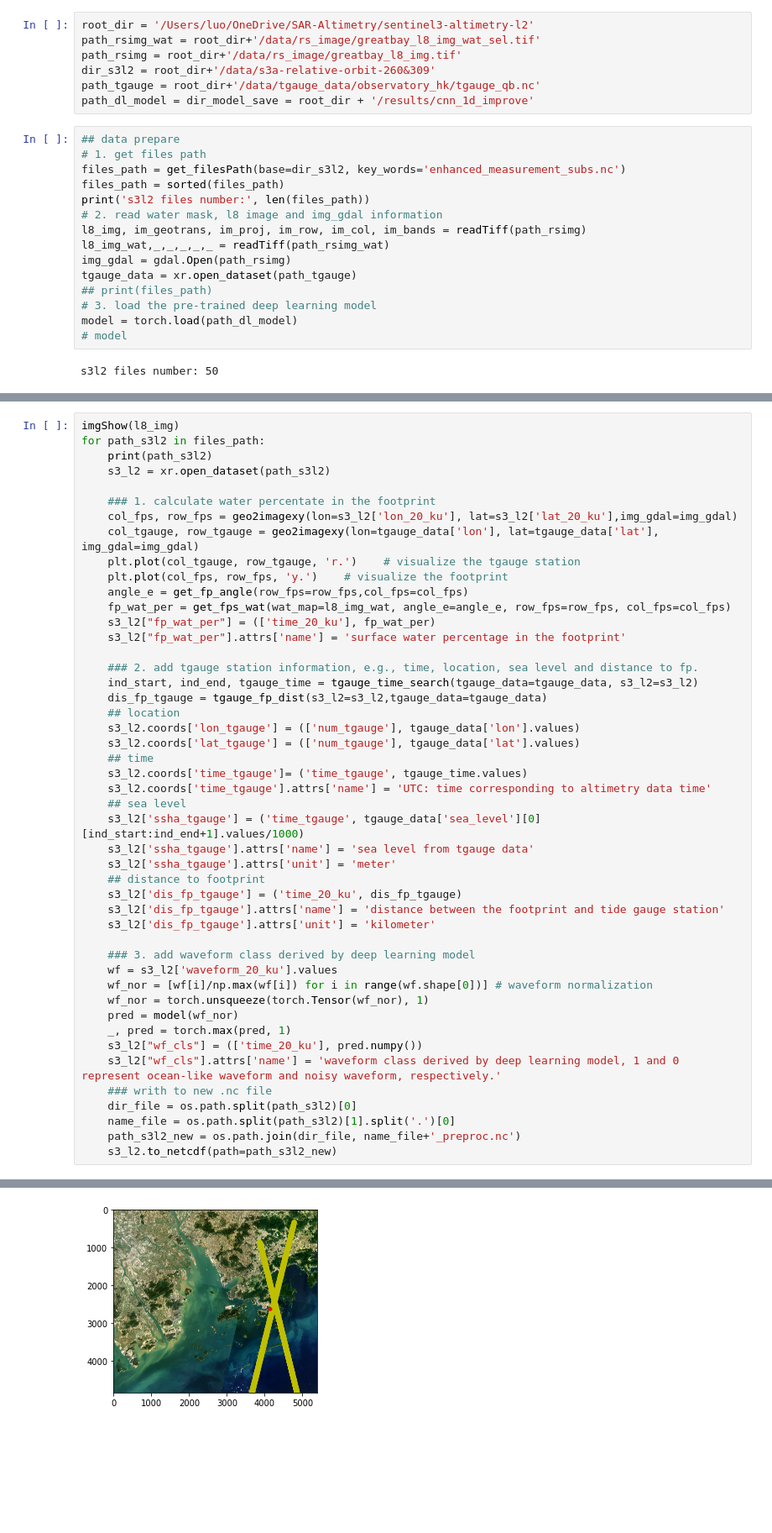
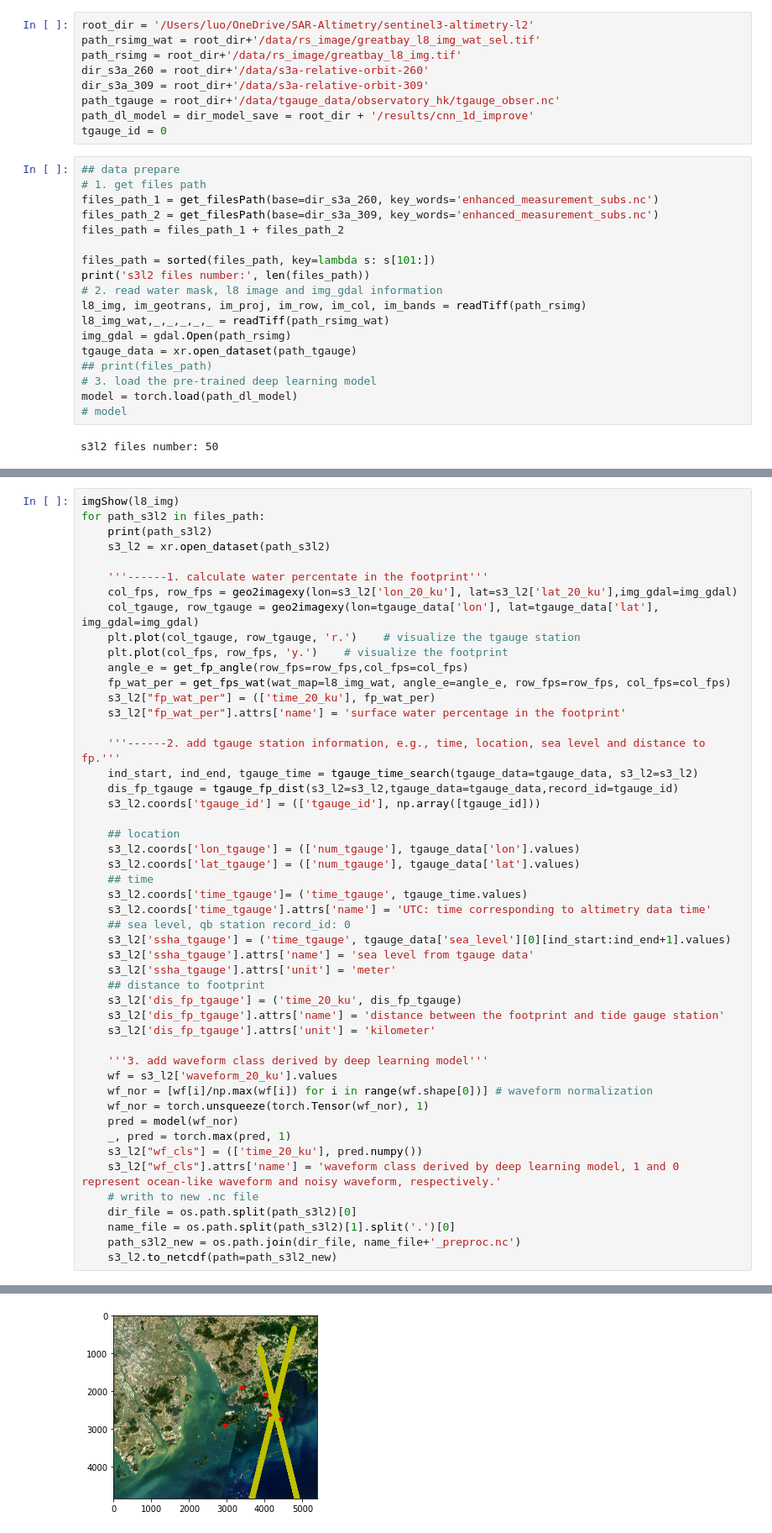
Before and after one commit to xinluo2018/radar-altimetry-tool, a Jupyter notebook: ipynb/process_full/process_pre.ipynb, the cells around one changed output, grey strips where cells are left out. Shown at 84% size. Cells and saved outputs as stored; diff of their text form; blank space fills up the shorter version.

```diff
--- a/ipynb/process_full/process_pre.ipynb
+++ b/ipynb/process_full/process_pre.ipynb
@@ -22,14 +22,19 @@ import torch
 root_dir = '/Users/luo/OneDrive/SAR-Altimetry/sentinel3-altimetry-l2'
 path_rsimg_wat = root_dir+'/data/rs_image/greatbay_l8_img_wat_sel.tif'
 path_rsimg = root_dir+'/data/rs_image/greatbay_l8_img.tif'
-dir_s3l2 = root_dir+'/data/s3a-relative-orbit-260&309'
-path_tgauge = root_dir+'/data/tgauge_data/observatory_hk/tgauge_qb.nc'
+dir_s3a_260 = root_dir+'/data/s3a-relative-orbit-260'
+dir_s3a_309 = root_dir+'/data/s3a-relative-orbit-309'
+path_tgauge = root_dir+'/data/tgauge_data/observatory_hk/tgauge_obser.nc'
 path_dl_model = dir_model_save = root_dir + '/results/cnn_1d_improve'
+tgauge_id = 0
 # %%
 ## data prepare
 # 1. get files path
-files_path = get_filesPath(base=dir_s3l2, key_words='enhanced_measurement_subs.nc')
-files_path = sorted(files_path)
+files_path_1 = get_filesPath(base=dir_s3a_260, key_words='enhanced_measurement_subs.nc')
+files_path_2 = get_filesPath(base=dir_s3a_309, key_words='enhanced_measurement_subs.nc')
+files_path = files_path_1 + files_path_2
+
+files_path = sorted(files_path, key=lambda s: s[101:])
 print('s3l2 files number:', len(files_path))
 # 2. read water mask, l8 image and img_gdal information
 l8_img, im_geotrans, im_proj, im_row, im_col, im_bands = readTiff(path_rsimg)
@@ -60,7 +65,7 @@ for path_s3l2 in files_path:
     print(path_s3l2)
     s3_l2 = xr.open_dataset(path_s3l2)
 
-    ### 1. calculate water percentate in the footprint
+    '''------1. calculate water percentate in the footprint'''
     col_fps, row_fps = geo2imagexy(lon=s3_l2['lon_20_ku'], lat=s3_l2['lat_20_ku'],img_gdal=img_gdal)
     col_tgauge, row_tgauge = geo2imagexy(lon=tgauge_data['lon'], lat=tgauge_data['lat'], img_gdal=img_gdal)
     plt.plot(col_tgauge, row_tgauge, 'r.')    # visualize the tgauge station
@@ -70,17 +75,19 @@ for path_s3l2 in files_path:
     s3_l2["fp_wat_per"] = (['time_20_ku'], fp_wat_per)
     s3_l2["fp_wat_per"].attrs['name'] = 'surface water percentage in the footprint'
 
-    ### 2. add tgauge station information, e.g., time, location, sea level and distance to fp.
+    '''------2. add tgauge station information, e.g., time, location, sea level and distance to fp.'''
     ind_start, ind_end, tgauge_time = tgauge_time_search(tgauge_data=tgauge_data, s3_l2=s3_l2)
-    dis_fp_tgauge = tgauge_fp_dist(s3_l2=s3_l2,tgauge_data=tgauge_data)
+    dis_fp_tgauge = tgauge_fp_dist(s3_l2=s3_l2,tgauge_data=tgauge_data,record_id=tgauge_id)
+    s3_l2.coords['tgauge_id'] = (['tgauge_id'], np.array([tgauge_id]))
+
     ## location
     s3_l2.coords['lon_tgauge'] = (['num_tgauge'], tgauge_data['lon'].values)
     s3_l2.coords['lat_tgauge'] = (['num_tgauge'], tgauge_data['lat'].values)
     ## time
     s3_l2.coords['time_tgauge']= ('time_tgauge', tgauge_time.values)
     s3_l2.coords['time_tgauge'].attrs['name'] = 'UTC: time corresponding to altimetry data time'
-    ## sea level
-    s3_l2['ssha_tgauge'] = ('time_tgauge', tgauge_data['sea_level'][0][ind_start:ind_end+1].values/1000)
+    ## sea level, qb station record_id: 0
+    s3_l2['ssha_tgauge'] = ('time_tgauge', tgauge_data['sea_level'][0][ind_start:ind_end+1].values)
     s3_l2['ssha_tgauge'].attrs['name'] = 'sea level from tgauge data'
     s3_l2['ssha_tgauge'].attrs['unit'] = 'meter'
     ## distance to footprint
@@ -88,7 +95,7 @@ for path_s3l2 in files_path:
     s3_l2['dis_fp_tgauge'].attrs['name'] = 'distance between the footprint and tide gauge station'
     s3_l2['dis_fp_tgauge'].attrs['unit'] = 'kilometer'
 
-    ### 3. add waveform class derived by deep learning model
+    '''3. add waveform class derived by deep learning model'''
     wf = s3_l2['waveform_20_ku'].values
     wf_nor = [wf[i]/np.max(wf[i]) for i in range(wf.shape[0])] # waveform normalization
     wf_nor = torch.unsqueeze(torch.Tensor(wf_nor), 1)
@@ -96,7 +103,7 @@ for path_s3l2 in files_path:
     _, pred = torch.max(pred, 1)
     s3_l2["wf_cls"] = (['time_20_ku'], pred.numpy())
     s3_l2["wf_cls"].attrs['name'] = 'waveform class derived by deep learning model, 1 and 0 represent ocean-like waveform and noisy waveform, respectively.'
-    ### writh to new .nc file
+    # writh to new .nc file
     dir_file = os.path.split(path_s3l2)[0]
     name_file = os.path.split(path_s3l2)[1].split('.')[0]
     path_s3l2_new = os.path.join(dir_file, name_file+'_preproc.nc')
@@ -123 +126 @@ _20_ku with floating point data as an integer dtype without any _FillValue to us
-[figure, old version]
+[figure, new version]
```
Also changed, not shown: parts of 4 cells of this notebook, 41 other files.
